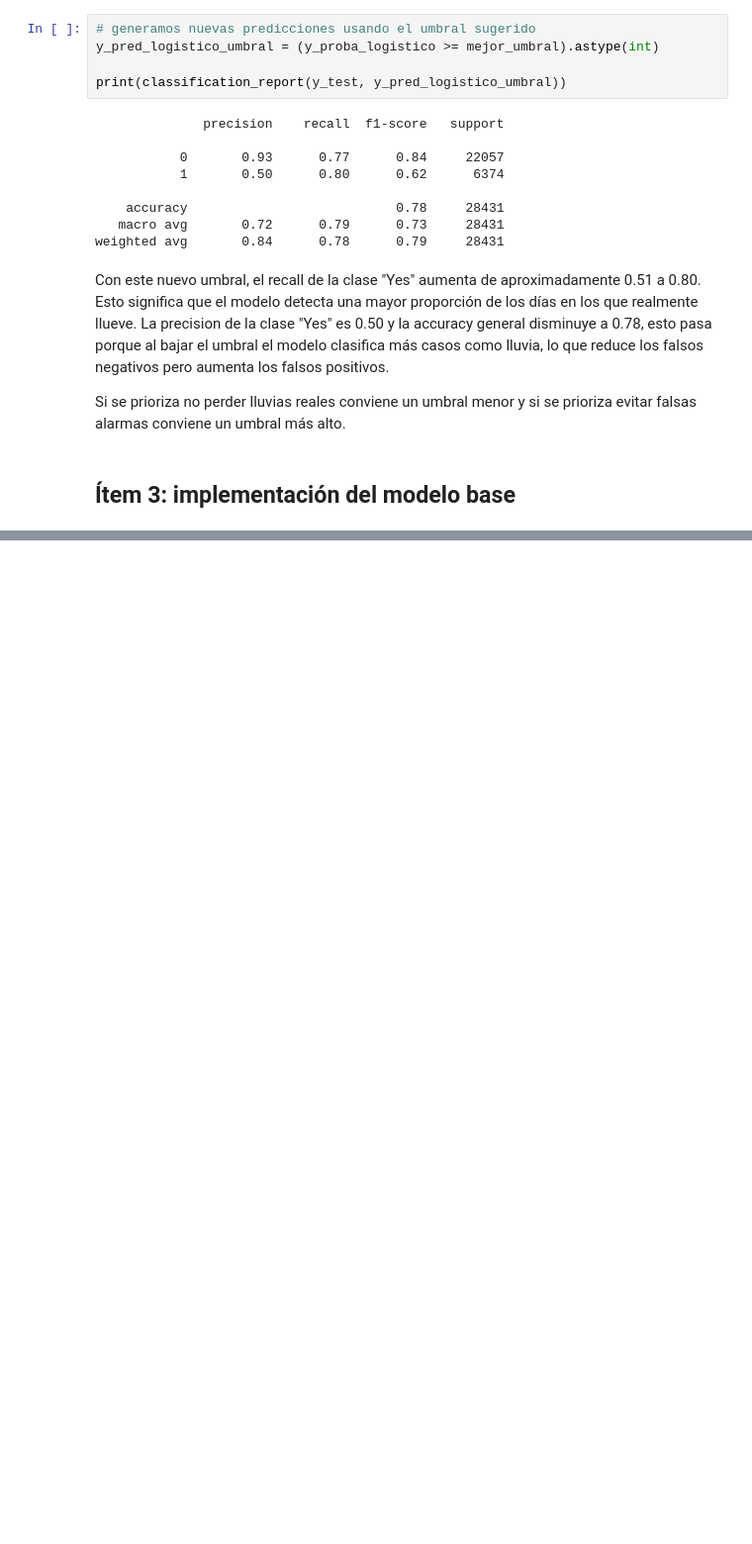
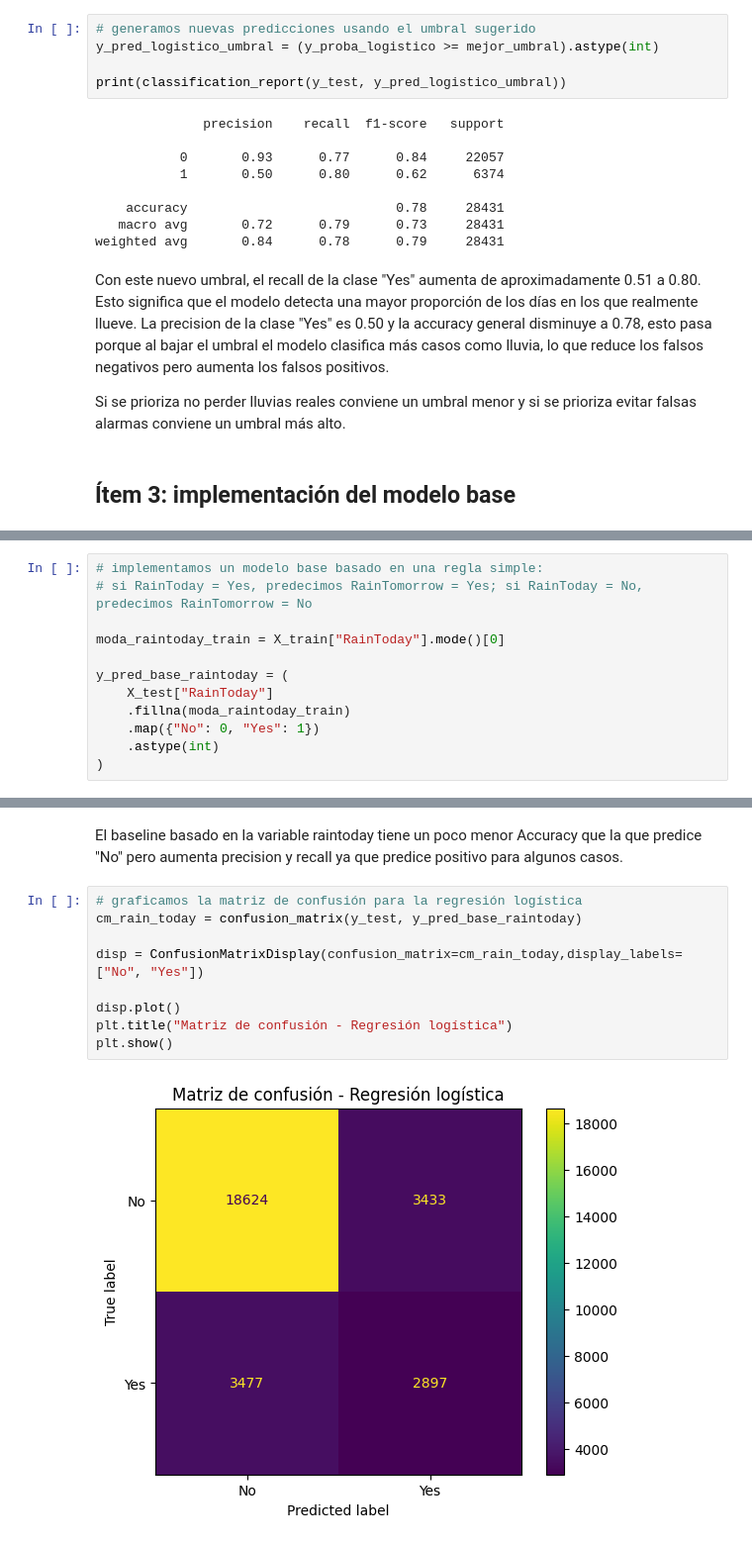
Before and after one commit to ZahirJacob/AA1-TUIA-Dimenna-Jacob-Taborda, a Jupyter notebook: TP_clasificacion_AA1.ipynb, the cells around one changed output, grey strips where cells are left out. Shown at 99% size. Saved outputs shown, nothing was run; the diff lists cells and outputs as text; blank space fills up the shorter version.

```diff
--- a/TP_clasificacion_AA1.ipynb
+++ b/TP_clasificacion_AA1.ipynb
@@ -711,0 +776,12 @@ El modelo base predice siempre la clase mayoritaria "no llueve", con un accuracy
+# %%
+# implementamos un modelo base basado en una regla simple:
+# si RainToday = Yes, predecimos RainTomorrow = Yes; si RainToday = No, predecimos RainTomorrow = No
+
+moda_raintoday_train = X_train["RainToday"].mode()[0]
+
+y_pred_base_raintoday = (
+    X_test["RainToday"]
+    .fillna(moda_raintoday_train)
+    .map({"No": 0, "Yes": 1})
+    .astype(int)
+)
@@ -711,0 +807,13 @@ El modelo base predice siempre la clase mayoritaria "no llueve", con un accuracy
+# %% [markdown]
+El baseline basado en la variable raintoday tiene un poco menor Accuracy que la que predice "No" pero aumenta precision y recall ya que predice positivo para algunos casos.
+# %%
+# graficamos la matriz de confusión para la regresión logística
+cm_rain_today = confusion_matrix(y_test, y_pred_base_raintoday)
+
+disp = ConfusionMatrixDisplay(confusion_matrix=cm_rain_today,display_labels=["No", "Yes"])
+
+disp.plot()
+plt.title("Matriz de confusión - Regresión logística")
+plt.show()
+# %% [output]
+[figure, added]
```
Also changed, not shown: parts of 30 cells of this notebook.
